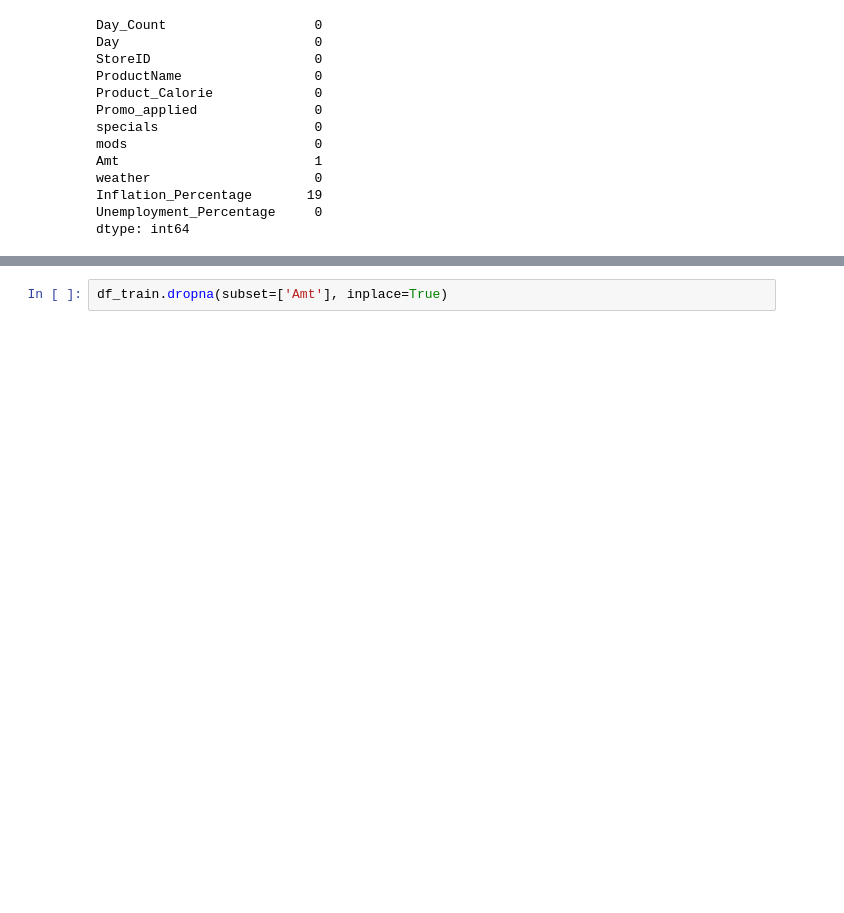
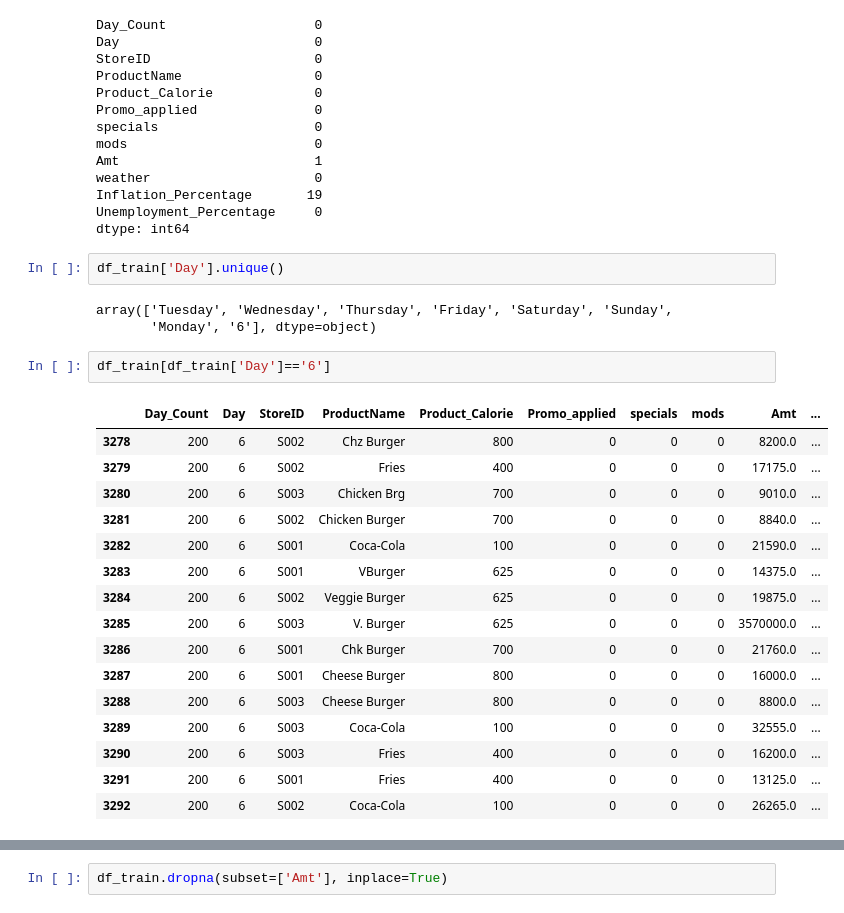
Before and after one commit to Sarthakpurii/product-demand-prediction, a Jupyter notebook: data_preprocessing_global.ipynb, the cells around one changed output, grey strips where cells are left out. Saved outputs shown, nothing was run; the diff lists cells and outputs as text; blank space fills up the shorter version.

```diff
--- a/data_preprocessing_global.ipynb
+++ b/data_preprocessing_global.ipynb
@@ -175,3 +175,27 @@ weather                     0
 Inflation_Percentage       19
 Unemployment_Percentage     0
 dtype: int64
+# %%
+df_train['Day'].unique()
+# %% [output]
+array(['Tuesday', 'Wednesday', 'Thursday', 'Friday', 'Saturday', 'Sunday',
+       'Monday', '6'], dtype=object)
+# %%
+df_train[df_train['Day']=='6']
+# %% [output]
+|  | Day_Count | Day | StoreID | ProductName | Product_Calorie | Promo_applied | specials | mods | Amt | ... |
+| 3278 | 200 | 6 | S002 | Chz Burger | 800 | 0 | 0 | 0 | 8200.0 | ... |
+| 3279 | 200 | 6 | S002 | Fries | 400 | 0 | 0 | 0 | 17175.0 | ... |
+| 3280 | 200 | 6 | S003 | Chicken Brg | 700 | 0 | 0 | 0 | 9010.0 | ... |
+| 3281 | 200 | 6 | S002 | Chicken Burger | 700 | 0 | 0 | 0 | 8840.0 | ... |
+| 3282 | 200 | 6 | S001 | Coca-Cola | 100 | 0 | 0 | 0 | 21590.0 | ... |
+| 3283 | 200 | 6 | S001 | VBurger | 625 | 0 | 0 | 0 | 14375.0 | ... |
+| 3284 | 200 | 6 | S002 | Veggie Burger | 625 | 0 | 0 | 0 | 19875.0 | ... |
+| 3285 | 200 | 6 | S003 | V. Burger | 625 | 0 | 0 | 0 | 3570000.0 | ... |
+| 3286 | 200 | 6 | S001 | Chk Burger | 700 | 0 | 0 | 0 | 21760.0 | ... |
+| 3287 | 200 | 6 | S001 | Cheese Burger | 800 | 0 | 0 | 0 | 16000.0 | ... |
+| 3288 | 200 | 6 | S003 | Cheese Burger | 800 | 0 | 0 | 0 | 8800.0 | ... |
+| 3289 | 200 | 6 | S003 | Coca-Cola | 100 | 0 | 0 | 0 | 32555.0 | ... |
+| 3290 | 200 | 6 | S003 | Fries | 400 | 0 | 0 | 0 | 16200.0 | ... |
+| 3291 | 200 | 6 | S001 | Fries | 400 | 0 | 0 | 0 | 13125.0 | ... |
+| 3292 | 200 | 6 | S002 | Coca-Cola | 100 | 0 | 0 | 0 | 26265.0 | ... |
```
Also changed, not shown: parts of 3 cells of this notebook, 1 other file.
